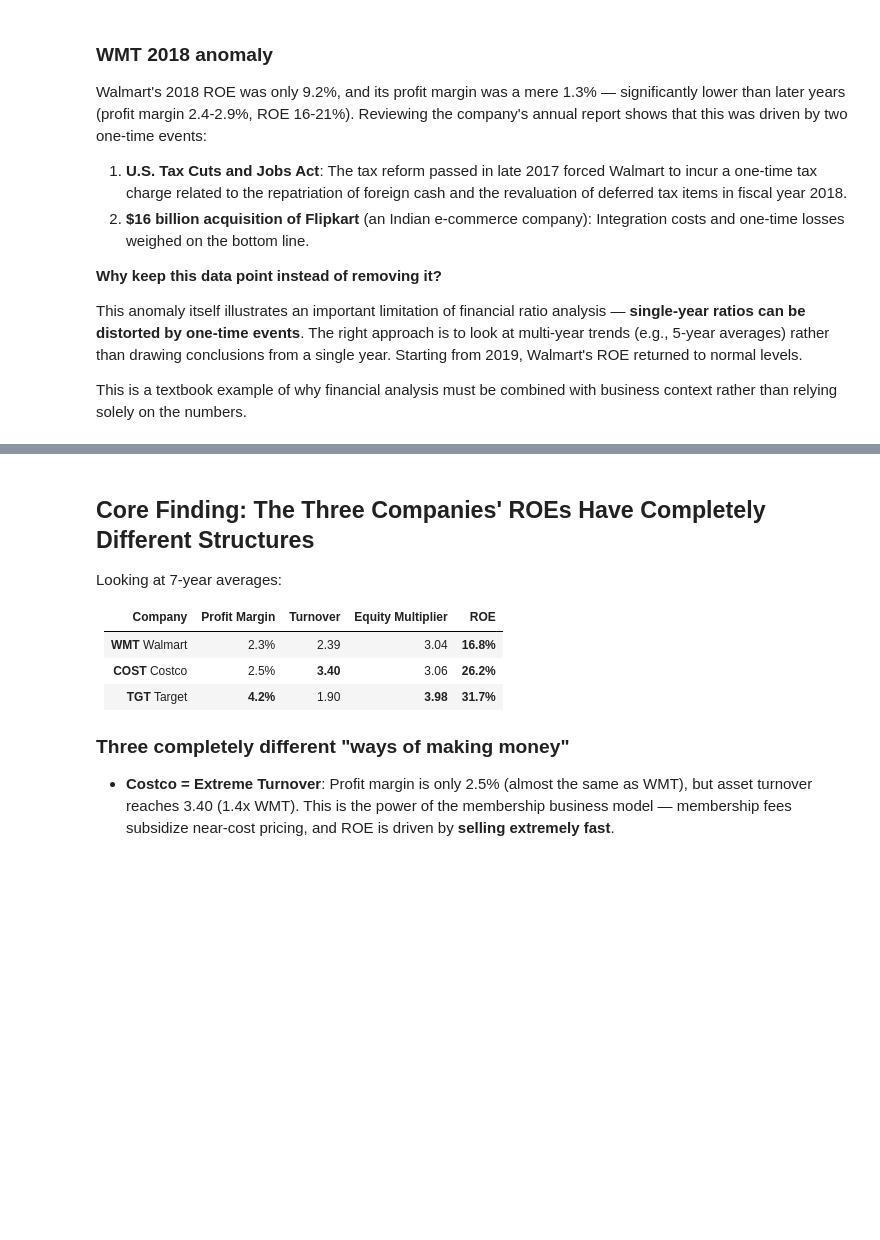
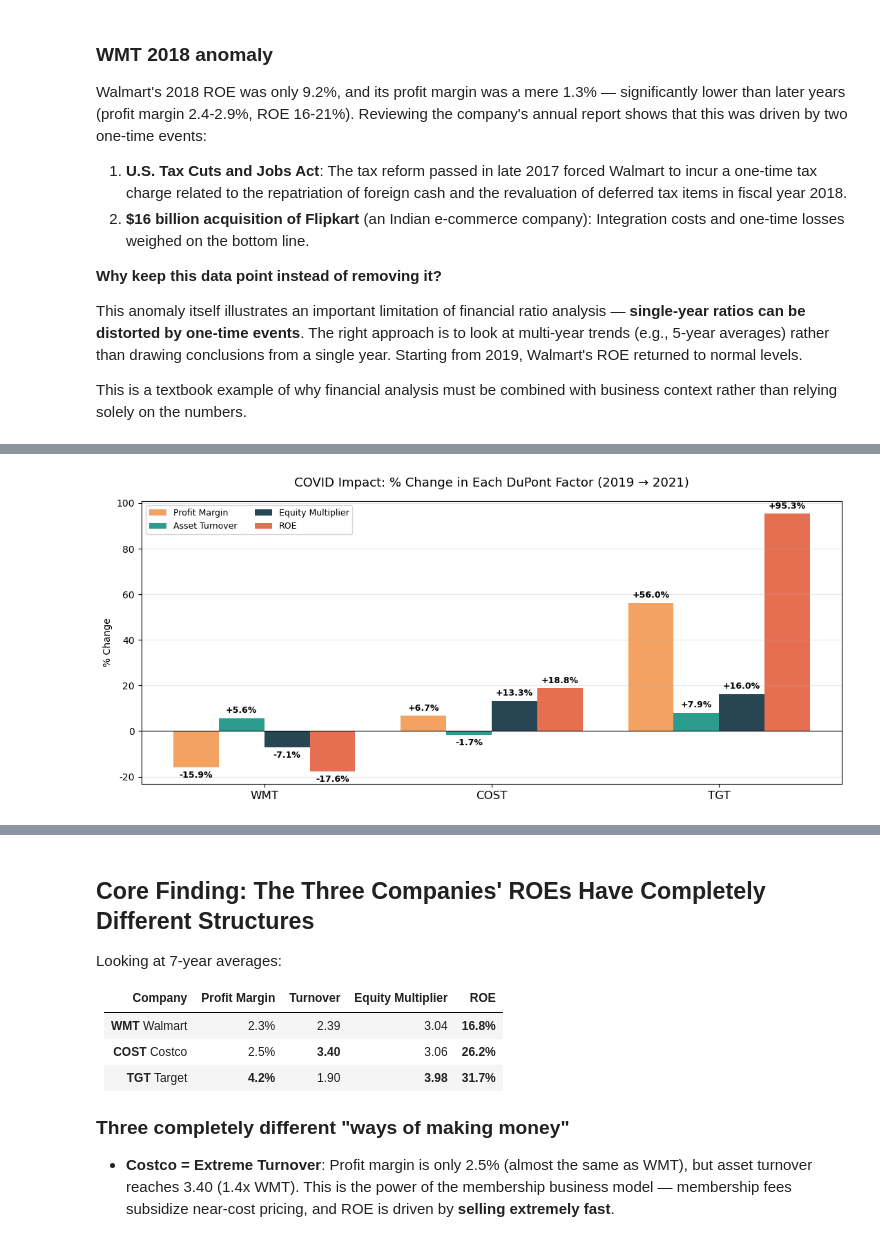
Before and after one commit to mainiyang/acc102-roe-decoded, a Jupyter notebook: Mainitrack4.ipynb, the cells around one changed output, grey strips where cells are left out. Cells and saved outputs as stored; diff of their text form; code cells hidden in the pictures; blank space fills up the shorter version.

```diff
--- a/Mainitrack4.ipynb
+++ b/Mainitrack4.ipynb
@@ -238,3 +399,42 @@ This is a textbook example of why financial analysis must be combined with busin
+# %%
+import numpy as np
+# Chart 7: COVID shock \u2014 factor changes from 2019 (pre-pandemic) to 2021 (peak impact year)
+pre = retail[retail['year'] == 2019].set_index('ticker')[['profit_margin', 'asset_turnover', 'equity_multiplier', 'roe']]
+post = retail[retail['year'] == 2021].set_index('ticker')[['profit_margin', 'asset_turnover', 'equity_multiplier', 'roe']]
+
+# Compute relative change (%)
+changes = ((post - pre) / pre * 100).reindex(['WMT', 'COST', 'TGT'])
+
+fig, ax = plt.subplots(figsize=(11, 5))
+x = np.arange(len(changes.index))
+width = 0.2
+
+metrics = [('profit_margin', 'Profit Margin', '#F4A261'),
+           ('asset_turnover', 'Asset Turnover', '#2A9D8F'),
+           ('equity_multiplier', 'Equity Multiplier', '#264653'),
+           ('roe', 'ROE', '#E76F51')]
+
+for i, (col, label, color) in enumerate(metrics):
+    offset = (i - 1.5) * width
+    bars = ax.bar(x + offset, changes[col], width, label=label, color=color)
+    for bar, val in zip(bars, changes[col]):
+        va = 'bottom' if val >= 0 else 'top'
+        offset_y = 1.5 if val >= 0 else -1.5
+        ax.text(bar.get_x() + bar.get_width()/2, val + offset_y,
+                f'{val:+.1f}%', ha='center', va=va, fontsize=9, fontweight='bold')
+
+ax.axhline(0, color='black', linewidth=0.8)
+ax.set_xticks(x)
+ax.set_xticklabels(changes.index, fontsize=12)
+ax.set_title('COVID Impact: % Change in Each DuPont Factor (2019 \u2192 2021)', fontsize=13, pad=15)
+ax.set_ylabel('% Change')
+ax.legend(loc='upper left', fontsize=9, ncol=2)
+ax.grid(True, alpha=0.3, axis='y')
+
+plt.tight_layout()
+plt.show()
+# %% [output]
+[figure, added]
 # %%
 import numpy as np
 
```
Also changed, not shown: parts of 33 cells of this notebook.
